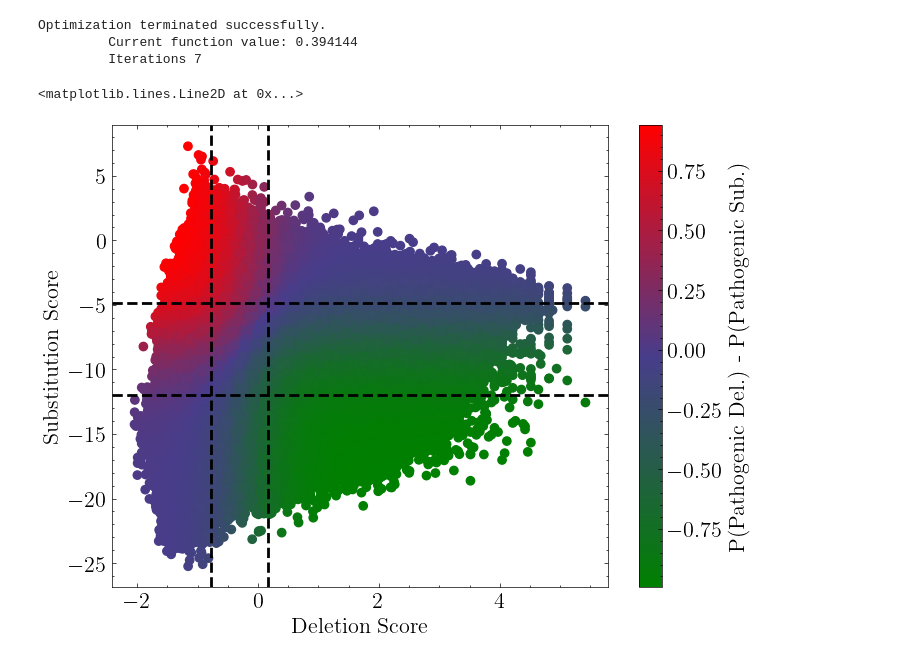
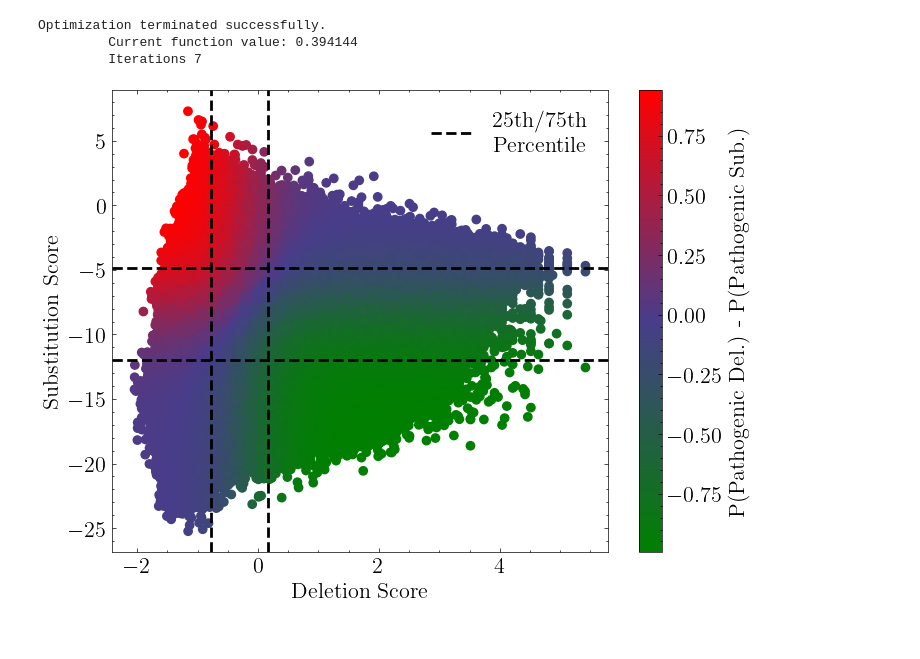
Before and after one commit to ntranoslab/diff-tol, a Jupyter notebook: code/fig2.ipynb, the cells around one changed output. Saved outputs shown, nothing was run; the diff lists cells and outputs as text; code cells hidden in the pictures.

```diff
--- a/code/fig2.ipynb
+++ b/code/fig2.ipynb
@@ -262,24 +262,26 @@ Optimization terminated successfully.
 del_sub["del_path_predict"] = del_log_reg.predict((-del_sub[["aPLLR"]].apply(np.log10)).assign(cons=1))
 del_sub["sub_path_predict"] = sub_log_reg.predict(del_sub[["avg_LLR"]].assign(cons=1))
 del_sub["path_predict_diff"] = del_sub.del_path_predict - del_sub.sub_path_predict
-# %%
-cmap = LinearSegmentedColormap.from_list("red_blue_green", ["green", "darkslateblue", "red"])
-
-scatter = plt.scatter(-del_sub.query('prot != "Q156A1"').aPLLR.apply(np.log10),
-            del_sub.query('prot != "Q156A1"').avg_LLR,
-            c=del_sub.query('prot != "Q156A1"').path_predict_diff,
-            cmap=cmap)
-plt.xlabel("Deletion Score", fontsize=16)
-plt.ylabel("Substitution Score", fontsize=16)
-colorbar = plt.colorbar(scatter)
-colorbar.set_label('P(Pathogenic Del.) - P(Pathogenic Sub.)',
-                  fontsize=16)
-
-plt.axvline(np.percentile(-del_sub.aPLLR.apply(np.log10), 25), lw=2, color="black", ls="--")
-plt.axvline(np.percentile(-del_sub.aPLLR.apply(np.log10), 75), lw=2, color="black", ls="--")
-
-plt.axhline(np.percentile(del_sub.avg_LLR, 25), lw=2, color="black", ls="--")
-plt.axhline(np.percentile(del_sub.avg_LLR, 75), lw=2, color="black", ls="--", label="25th/75th\nPercentile")
-# %% [output]
-<matplotlib.lines.Line2D at 0x...>
-[figure, removed]
+# %%
+cmap = LinearSegmentedColormap.from_list("red_blue_green", ["green", "darkslateblue", "red"])
+
+scatter = plt.scatter(-del_sub.query('prot != "Q156A1"').aPLLR.apply(np.log10),
+            del_sub.query('prot != "Q156A1"').avg_LLR,
+            c=del_sub.query('prot != "Q156A1"').path_predict_diff,
+            cmap=cmap)
+plt.xlabel("Deletion Score", fontsize=16)
+plt.ylabel("Substitution Score", fontsize=16)
+colorbar = plt.colorbar(scatter)
+colorbar.set_label('P(Pathogenic Del.) - P(Pathogenic Sub.)',
+                  fontsize=16)
+
+plt.axvline(np.percentile(-del_sub.aPLLR.apply(np.log10), 25), lw=2, color="black", ls="--")
+plt.axvline(np.percentile(-del_sub.aPLLR.apply(np.log10), 75), lw=2, color="black", ls="--")
+
+plt.axhline(np.percentile(del_sub.avg_LLR, 25), lw=2, color="black", ls="--")
+plt.axhline(np.percentile(del_sub.avg_LLR, 75), lw=2, color="black", ls="--", label="25th/75th\nPercentile")
+plt.legend()
+
+plt.savefig("./cont_diff_tol.png", dpi=300)
+# %% [output]
+[figure, added]
```
Also changed, not shown: 2 other files.
